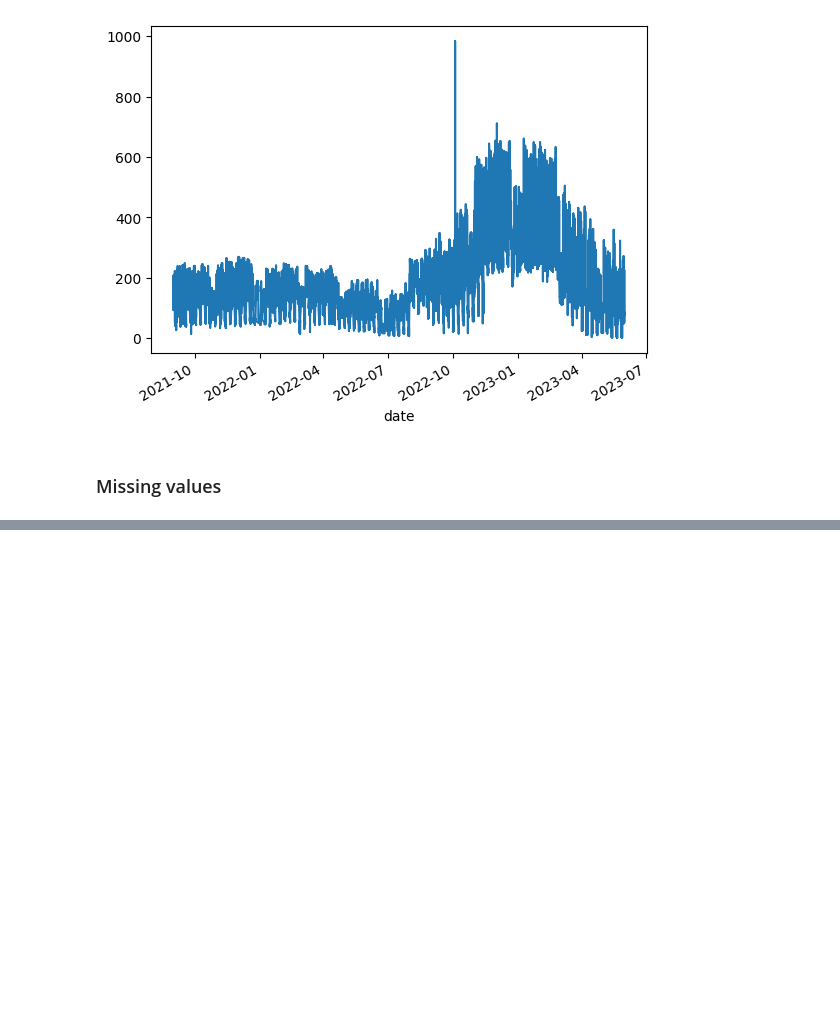
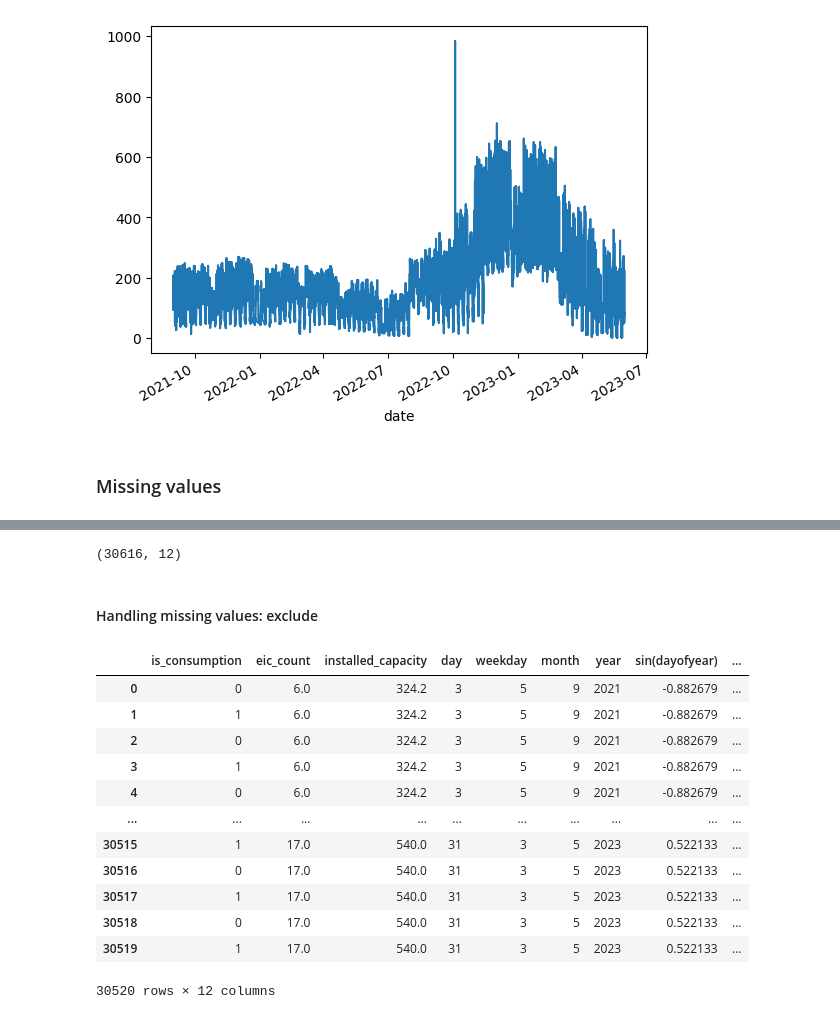
Before and after one commit to Olks/mlzoomcamp-capstone-project, a Jupyter notebook: eda.ipynb, the cells around one changed output, grey strips where cells are left out. Saved outputs shown, nothing was run; the diff lists cells and outputs as text; code cells hidden in the pictures; blank space fills up the shorter version.

```diff
--- a/eda.ipynb
+++ b/eda.ipynb
@@ -316,0 +360,24 @@ data.loc[data.is_consumption==1].set_index("date").target.plot();
+# %%
+data.shape
+# %% [output]
+(30616, 12)
+# %% [markdown]
+#### Handling missing values: exclude
+# %%
+data = data.loc[~data.isna().any(axis=1)].reset_index(drop=True)
+# %%
+data
+# %% [output]
+|  | is_consumption | eic_count | installed_capacity | day | weekday | month | year | sin(dayofyear) | ... |
+| 0 | 0 | 6.0 | 324.2 | 3 | 5 | 9 | 2021 | -0.882679 | ... |
+| 1 | 1 | 6.0 | 324.2 | 3 | 5 | 9 | 2021 | -0.882679 | ... |
+| 2 | 0 | 6.0 | 324.2 | 3 | 5 | 9 | 2021 | -0.882679 | ... |
+| 3 | 1 | 6.0 | 324.2 | 3 | 5 | 9 | 2021 | -0.882679 | ... |
+| 4 | 0 | 6.0 | 324.2 | 3 | 5 | 9 | 2021 | -0.882679 | ... |
+| ... | ... | ... | ... | ... | ... | ... | ... | ... | ... |
+| 30515 | 1 | 17.0 | 540.0 | 31 | 3 | 5 | 2023 | 0.522133 | ... |
+| 30516 | 0 | 17.0 | 540.0 | 31 | 3 | 5 | 2023 | 0.522133 | ... |
+| 30517 | 1 | 17.0 | 540.0 | 31 | 3 | 5 | 2023 | 0.522133 | ... |
+| 30518 | 0 | 17.0 | 540.0 | 31 | 3 | 5 | 2023 | 0.522133 | ... |
+| 30519 | 1 | 17.0 | 540.0 | 31 | 3 | 5 | 2023 | 0.522133 | ... |
+30520 rows × 12 columns
```
Also changed, not shown: parts of 8 cells of this notebook, 1 other file.
